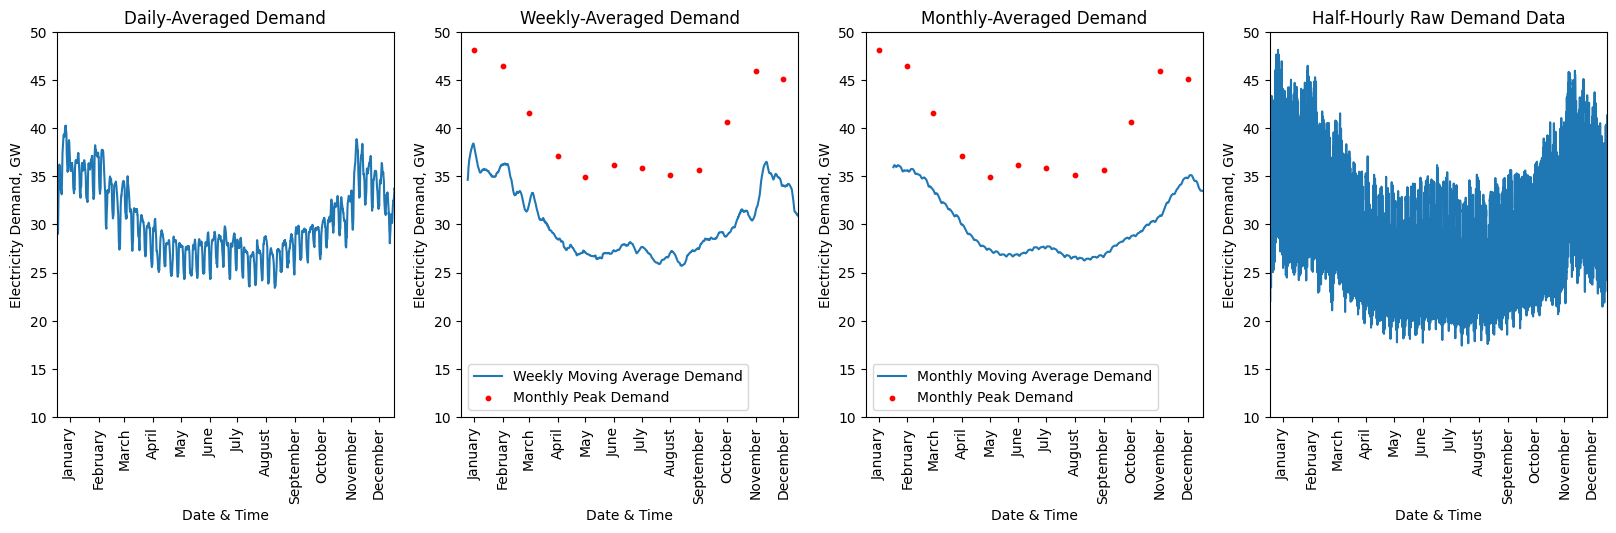
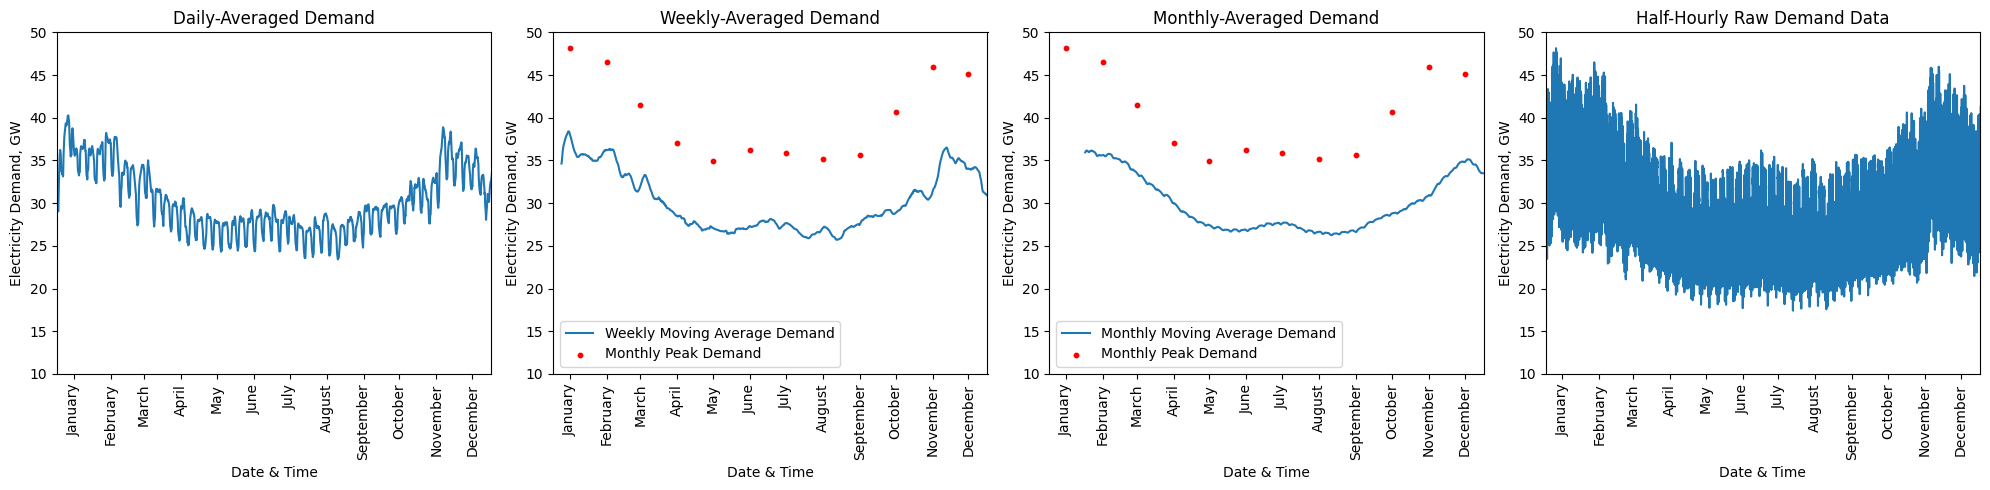
The change to this notebook cell's code, shown as a diff; its figure went from the first image to the second:
--- before
+++ after
@@ -43,4 +43,6 @@
 axes[3].set_xticks(ticks)
 axes[3].set_xticklabels(tick_labels, rotation=90)
-plt.savefig(r"images\2025_moving_avg_analysis.png")
+
+plt.tight_layout()
+#plt.savefig(r"images\2025_moving_avg_analysis.png")
 plt.plot()

Commit: Graph updates